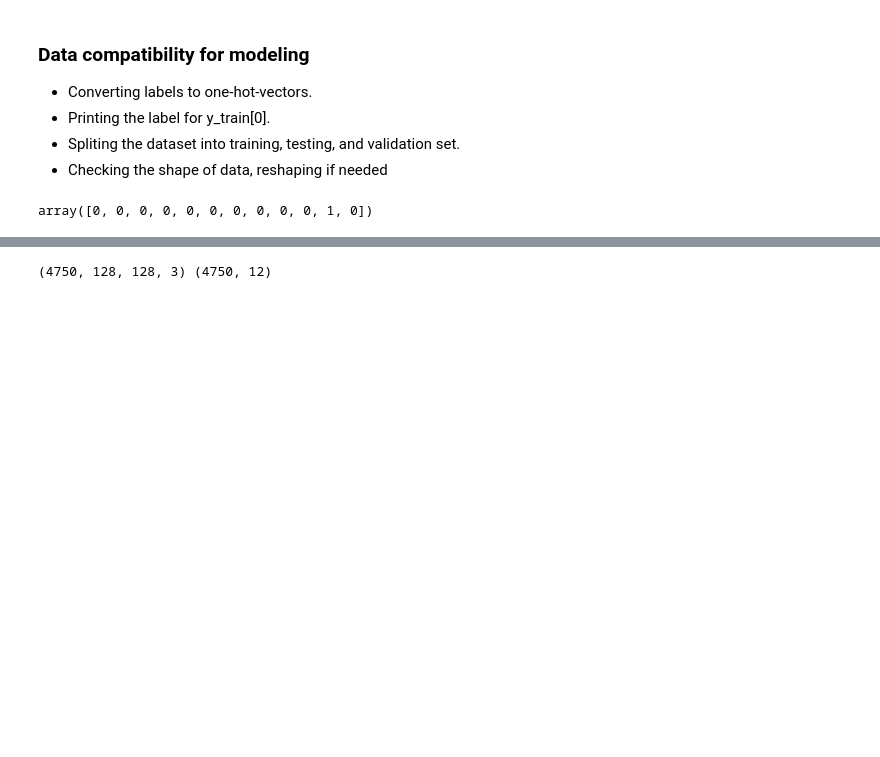
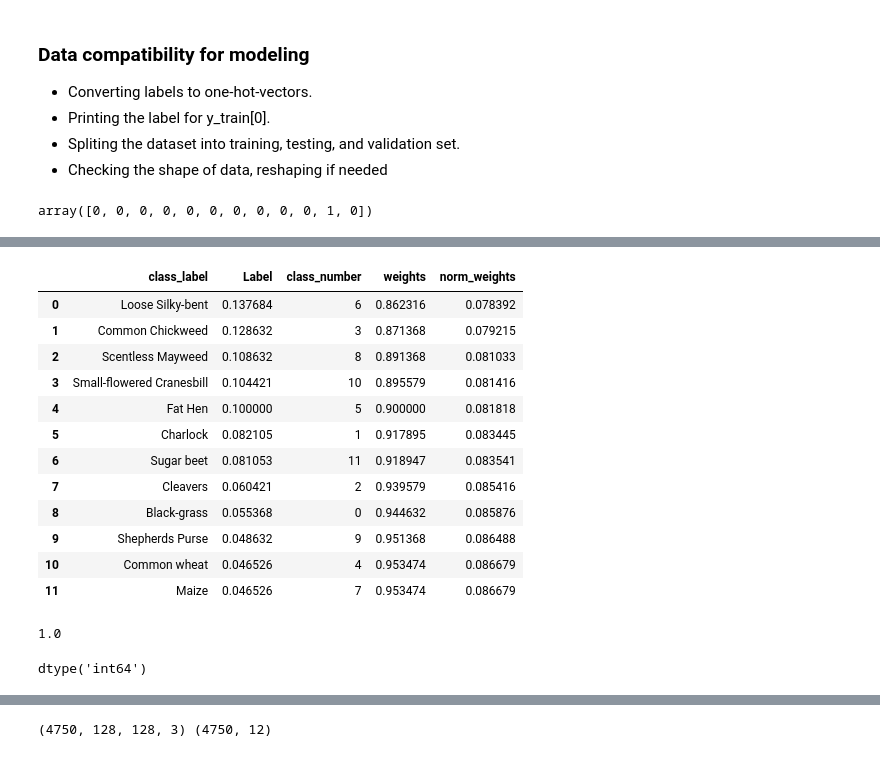
Before and after one commit to InnaG33/crop_seedings, a Jupyter notebook: crop_seeding_classifier.ipynb, the cells around one changed output, grey strips where cells are left out. Drawn from its saved outputs; the diff is of its cells as text; code cells hidden in the pictures; blank space fills up the shorter version.

```diff
--- a/crop_seeding_classifier.ipynb
+++ b/crop_seeding_classifier.ipynb
@@ -242,3 +233,7 @@ y = enc.fit_transform(y)
 y[0]
 # %% [output]
 array([0, 0, 0, 0, 0, 0, 0, 0, 0, 0, 1, 0])
+# %%
+crop_classes=pd.DataFrame(enc.classes_)
+crop_classes.rename(columns={0:'class_label'}, inplace=True)
+crop_classes.reset_index(inplace=True)
@@ -244,0 +256,4 @@ array([0, 0, 0, 0, 0, 0, 0, 0, 0, 0, 1, 0])
+# %%
+class_weights.reset_index(inplace=True)
+class_weights.rename(columns={'index':'class_label'}, inplace=True)
+class_weights
@@ -244,0 +274,4 @@ array([0, 0, 0, 0, 0, 0, 0, 0, 0, 0, 1, 0])
+# %%
+classes=class_weights.merge(crop_classes, on='class_label')
+classes.rename(columns={'index':'class_number'}, inplace=True)
+classes
@@ -244,0 +292,26 @@ array([0, 0, 0, 0, 0, 0, 0, 0, 0, 0, 1, 0])
+# %%
+classes['weights']=1-classes['Label']
+classes['norm_weights']=classes['weights']/sum(classes['weights'])
+classes
+# %% [output]
+|  | class_label | Label | class_number | weights | norm_weights |
+| 0 | Loose Silky-bent | 0.137684 | 6 | 0.862316 | 0.078392 |
+| 1 | Common Chickweed | 0.128632 | 3 | 0.871368 | 0.079215 |
+| 2 | Scentless Mayweed | 0.108632 | 8 | 0.891368 | 0.081033 |
+| 3 | Small-flowered Cranesbill | 0.104421 | 10 | 0.895579 | 0.081416 |
+| 4 | Fat Hen | 0.100000 | 5 | 0.900000 | 0.081818 |
+| 5 | Charlock | 0.082105 | 1 | 0.917895 | 0.083445 |
+| 6 | Sugar beet | 0.081053 | 11 | 0.918947 | 0.083541 |
+| 7 | Cleavers | 0.060421 | 2 | 0.939579 | 0.085416 |
+| 8 | Black-grass | 0.055368 | 0 | 0.944632 | 0.085876 |
+| 9 | Shepherds Purse | 0.048632 | 9 | 0.951368 | 0.086488 |
+| 10 | Common wheat | 0.046526 | 4 | 0.953474 | 0.086679 |
+| 11 | Maize | 0.046526 | 7 | 0.953474 | 0.086679 |
+# %%
+sum(classes['norm_weights'])
+# %% [output]
+1.0
+# %%
+classes.class_number.dtype
+# %% [output]
+dtype('int64')
```
Also changed, not shown: parts of 22 cells of this notebook, 3 other files.
